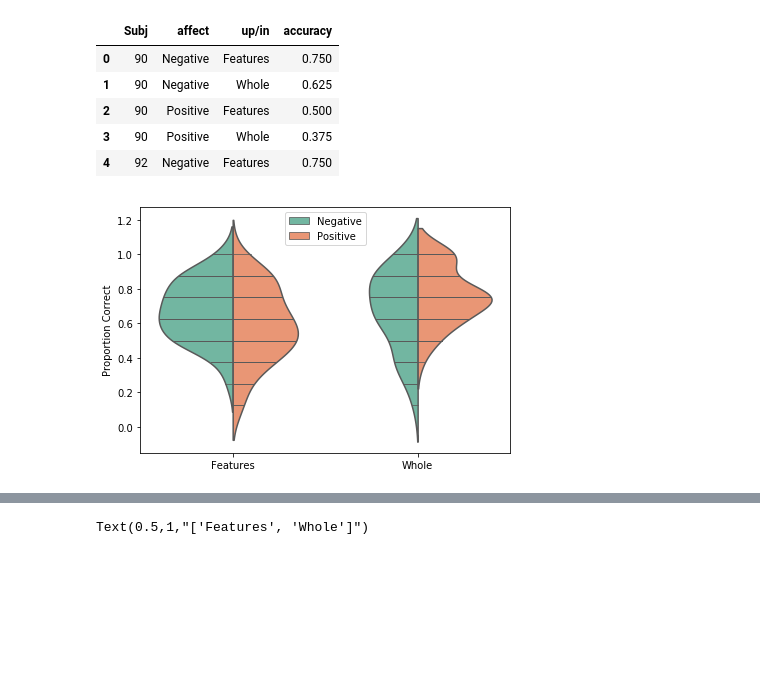
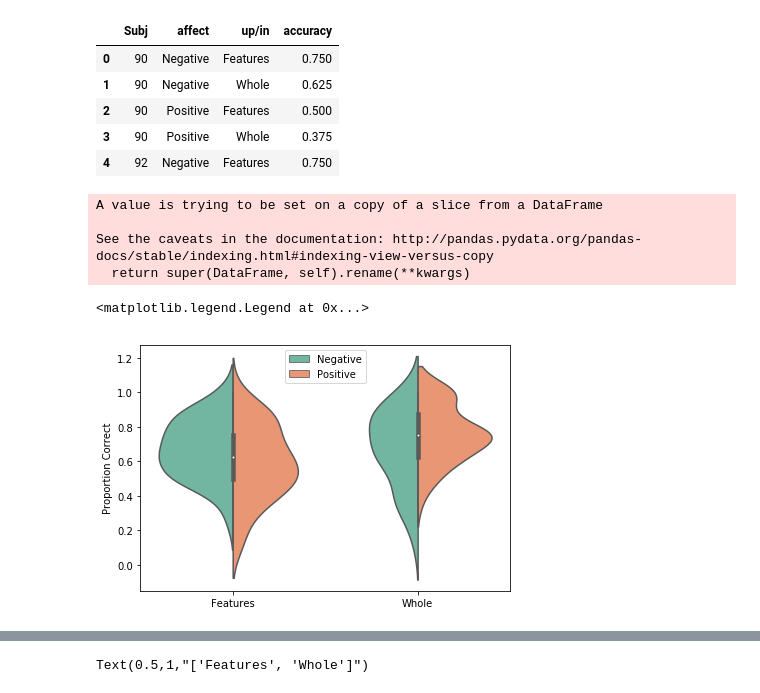
Before and after one commit to donnajobridge/data_visualizations, a Jupyter notebook: emo/emo_data.ipynb, the cells around one changed output, grey strips where cells are left out. Saved outputs shown, nothing was run; the diff lists cells and outputs as text; code cells hidden in the pictures; blank space fills up the shorter version.

```diff
--- a/emo/emo_data.ipynb
+++ b/emo/emo_data.ipynb
@@ -56,3 +61,22 @@ old.head()
 happy_old=old[old['affect']=='Positive']
 sad_old=old[old['affect']=='Negative']
 old_wide=pd.merge(happy_old, sad_old, on='Subj')
+# %%
+inv = happy_old[happy_old['up/in']=='Features']
+up = happy_old[happy_old['up/in']=='Whole']
+
+up.rename(columns={'accuracy':'up_accuracy'}, inplace=True)
+inv.rename(columns={'accuracy':'inv_accuracy'}, inplace=True)
+
+up.set_index('Subj', inplace=True)
+inv.set_index('Subj', inplace=True)
+
+up=up[['up_accuracy']]
+inv=inv[['inv_accuracy']]
+
+happy_lines=pd.concat([up, inv], axis=1)
+# %% [output]
+A value is trying to be set on a copy of a slice from a DataFrame
+
+See the caveats in the documentation: http://pandas.pydata.org/pandas-docs/stable/indexing.html#indexing-view-versus-copy
+  return super(DataFrame, self).rename(**kwargs)
@@ -59,10 +85,11 @@ old_wide=pd.merge(happy_old, sad_old, on='Subj')
 # %%
-viosplit=sns.violinplot(x="up/in", y="accuracy", hue='affect', split=True, inner="stick", data=old, palette="Set2")
+viosplit=sns.violinplot(x="up/in", y="accuracy", hue='affect', split=True, data=old, palette="Set2")
 plt.xlabel('')
 plt.ylabel('Proportion Correct')
 plt.tight_layout()
 plt.legend(loc='upper center')
-viosplitfig=viosplit.get_figure()
-viosplitfig.savefig('emo_viosplit.png')
+# viosplitfig=viosplit.get_figure()
+# viosplitfig.savefig('emo_viosplit.png')
 # %% [output]
+<matplotlib.legend.Legend at 0x...>
-[figure, old version]
+[figure, new version]
```
Also changed, not shown: parts of 11 cells of this notebook, 6 other files.
